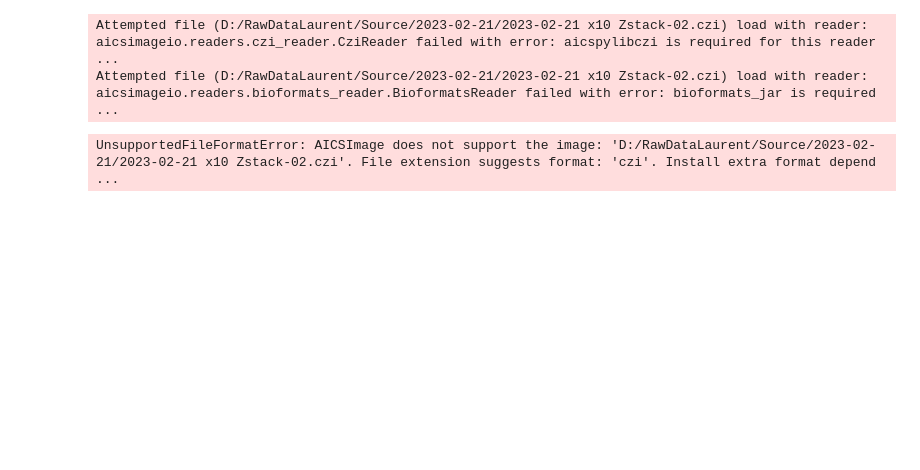
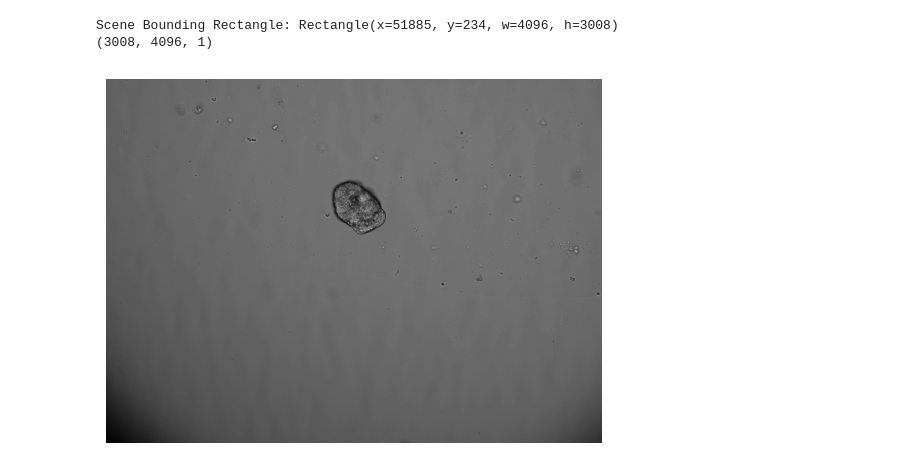
Before and after one commit to lguertle/organoids-project, a Jupyter notebook: notebooks/read_czi.ipynb, the cells around one changed output. Drawn from its saved outputs; the diff is of its cells as text; code cells hidden in the pictures; blank space fills up the shorter version.

```diff
--- a/notebooks/read_czi.ipynb
+++ b/notebooks/read_czi.ipynb
@@ -1,25 +1,35 @@
-# %%
-from aicsimageio import AICSImage
-
-def read_czi(file_path):
-    # Load the CZI file
-    img = AICSImage(file_path)
-
-    # Get image data
-    data = img.get_image_data()
-
-    # Get metadata
-    metadata = img.metadata
-
-    # Print some basic information
-    print(f"Image shape: {data.shape}")
-    print(f"Metadata: {metadata}")
-
-    return data, metadata
-
-# Replace 'your_file.czi' with the path to your CZI file
-data, metadata = read_czi('D:/RawDataLaurent/Source/2023-02-21/2023-02-21 x10 Zstack-02.czi')
-# %% [output]
-Attempted file (D:/RawDataLaurent/Source/2023-02-21/2023-02-21 x10 Zstack-02.czi) load with reader: aicsimageio.readers.czi_reader.CziReader failed with error: aicspylibczi is required for this reader ...
-Attempted file (D:/RawDataLaurent/Source/2023-02-21/2023-02-21 x10 Zstack-02.czi) load with reader: aicsimageio.readers.bioformats_reader.BioformatsReader failed with error: bioformats_jar is required ...
-UnsupportedFileFormatError: AICSImage does not support the image: 'D:/RawDataLaurent/Source/2023-02-21/2023-02-21 x10 Zstack-02.czi'. File extension suggests format: 'czi'. Install extra format depend ...
+# %%
+from pylibCZIrw import czi as pyczi
+import matplotlib.pyplot as plt
+
+filepath = r"D:\RawDataLaurent\Source\2023-02-01\20230201 x10 brigh 228 position 25Zstack.czi"
+
+# Open the CZI document to read
+with pyczi.open_czi(filepath) as czidoc:
+    # Read a specific 2D image plane
+    # Adjust 'plane' parameters as per your file's specifics
+    scene_index = 0
+
+    # Get the bounding rectangle for the specified scene
+    scene_bounding_rectangle = czidoc.scenes_bounding_rectangle[scene_index]
+    print("Scene Bounding Rectangle:", scene_bounding_rectangle)
+
+    # Read a 2D image plane from the specified scene
+    # Adjust 'plane' parameters as per your file's specifics
+    image2d = czidoc.read(plane={"Z":10}, scene=scene_index)
+    print(image2d.shape)
+
+    # Check if the image data is in the expected format
+    if image2d.ndim == 2:  # Grayscale image
+        plt.imshow(image2d, cmap='gray')
+    elif image2d.ndim == 3:  # Color image
+        plt.imshow(image2d, cmap= "gray")
+    else:
+        raise ValueError("Unsupported image format")
+
+    plt.axis('off')  # To not display axes
+    plt.show()
+# %% [output]
+Scene Bounding Rectangle: Rectangle(x=51885, y=234, w=4096, h=3008)
+(3008, 4096, 1)
+[figure, added]
```
Also changed, not shown: parts of 2 cells of this notebook, 21 other files.
